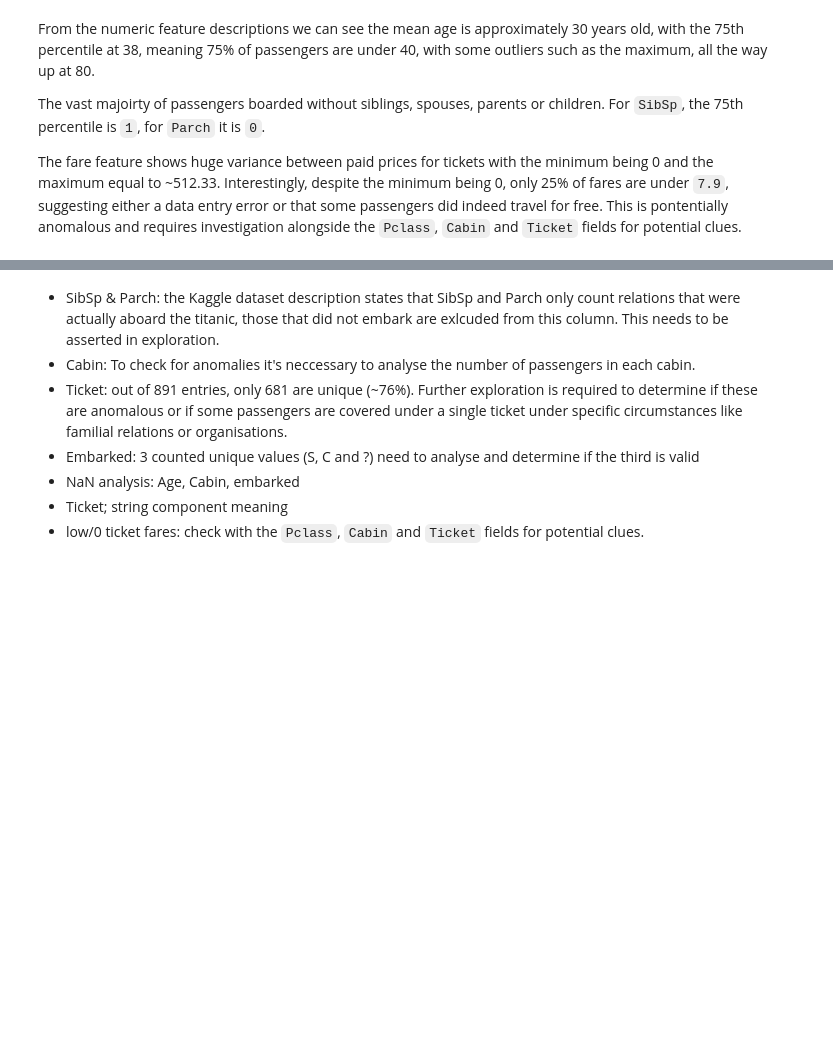
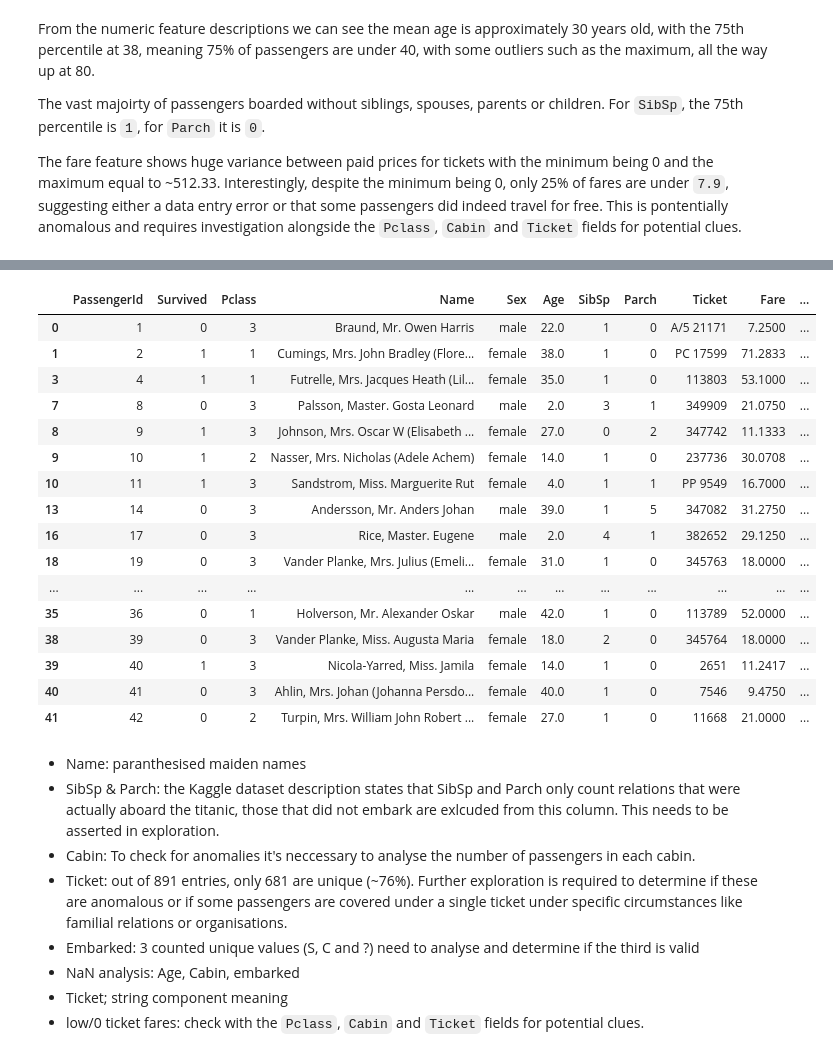
Before and after one commit to wholemealbaby/ml, a Jupyter notebook: titanic/main.ipynb, the cells around one changed output, grey strips where cells are left out. Cells and saved outputs as stored; diff of their text form; code cells hidden in the pictures; blank space fills up the shorter version.

```diff
--- a/titanic/main.ipynb
+++ b/titanic/main.ipynb
@@ -150,4 +174,26 @@ The fare feature shows huge variance between paid prices for tickets with the mi
+# %%
+# Show n passengers where SibSp or Parch > 1
+df.loc[(df['SibSp'] > 0) | (df['Parch'] > 0)].head(20)
+# %% [output]
+|  | PassengerId | Survived | Pclass | Name | Sex | Age | SibSp | Parch | Ticket | Fare | ... |
+| 0 | 1 | 0 | 3 | Braund, Mr. Owen Harris | male | 22.0 | 1 | 0 | A/5 21171 | 7.2500 | ... |
+| 1 | 2 | 1 | 1 | Cumings, Mrs. John Bradley (Flore... | female | 38.0 | 1 | 0 | PC 17599 | 71.2833 | ... |
+| 3 | 4 | 1 | 1 | Futrelle, Mrs. Jacques Heath (Lil... | female | 35.0 | 1 | 0 | 113803 | 53.1000 | ... |
+| 7 | 8 | 0 | 3 | Palsson, Master. Gosta Leonard | male | 2.0 | 3 | 1 | 349909 | 21.0750 | ... |
+| 8 | 9 | 1 | 3 | Johnson, Mrs. Oscar W (Elisabeth ... | female | 27.0 | 0 | 2 | 347742 | 11.1333 | ... |
+| 9 | 10 | 1 | 2 | Nasser, Mrs. Nicholas (Adele Achem) | female | 14.0 | 1 | 0 | 237736 | 30.0708 | ... |
+| 10 | 11 | 1 | 3 | Sandstrom, Miss. Marguerite Rut | female | 4.0 | 1 | 1 | PP 9549 | 16.7000 | ... |
+| 13 | 14 | 0 | 3 | Andersson, Mr. Anders Johan | male | 39.0 | 1 | 5 | 347082 | 31.2750 | ... |
+| 16 | 17 | 0 | 3 | Rice, Master. Eugene | male | 2.0 | 4 | 1 | 382652 | 29.1250 | ... |
+| 18 | 19 | 0 | 3 | Vander Planke, Mrs. Julius (Emeli... | female | 31.0 | 1 | 0 | 345763 | 18.0000 | ... |
+| ... | ... | ... | ... | ... | ... | ... | ... | ... | ... | ... | ... |
+| 35 | 36 | 0 | 1 | Holverson, Mr. Alexander Oskar | male | 42.0 | 1 | 0 | 113789 | 52.0000 | ... |
+| 38 | 39 | 0 | 3 | Vander Planke, Miss. Augusta Maria | female | 18.0 | 2 | 0 | 345764 | 18.0000 | ... |
+| 39 | 40 | 1 | 3 | Nicola-Yarred, Miss. Jamila | female | 14.0 | 1 | 0 | 2651 | 11.2417 | ... |
+| 40 | 41 | 0 | 3 | Ahlin, Mrs. Johan (Johanna Persdo... | female | 40.0 | 1 | 0 | 7546 | 9.4750 | ... |
+| 41 | 42 | 0 | 2 | Turpin, Mrs. William John Robert ... | female | 27.0 | 1 | 0 | 11668 | 21.0000 | ... |
 # %% [markdown]
+* Name: paranthesised maiden names
 * SibSp & Parch: the Kaggle dataset description states that SibSp and Parch only count relations that were actually aboard the titanic, those that did not embark are exlcuded from this column. This needs to be asserted in exploration.
 * Cabin: To check for anomalies it's neccessary to analyse the number of passengers in each cabin.
 * Ticket: out of 891 entries, only 681 are unique (~76%). Further exploration is required to determine if these are anomalous or if some passengers are covered under a single ticket under specific circumstances like familial relations or organisations.
```
Also changed, not shown: parts of 2 cells of this notebook, 2 other files.
